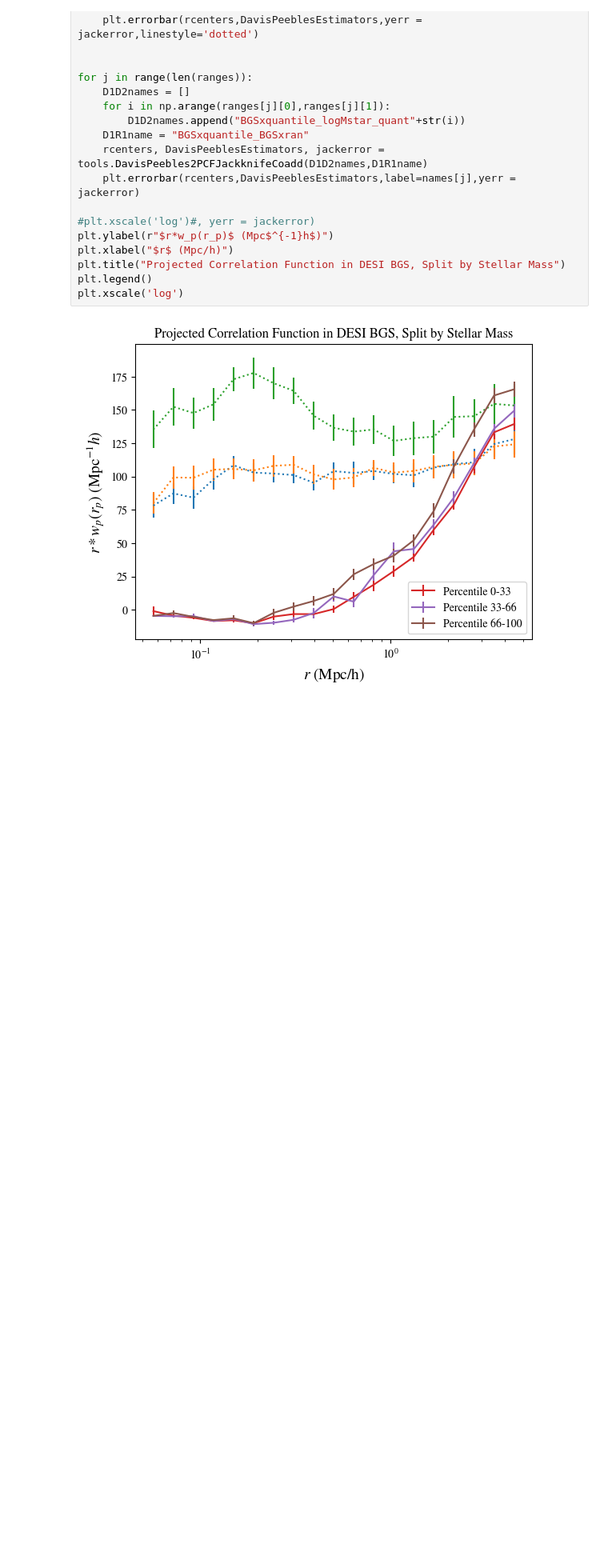
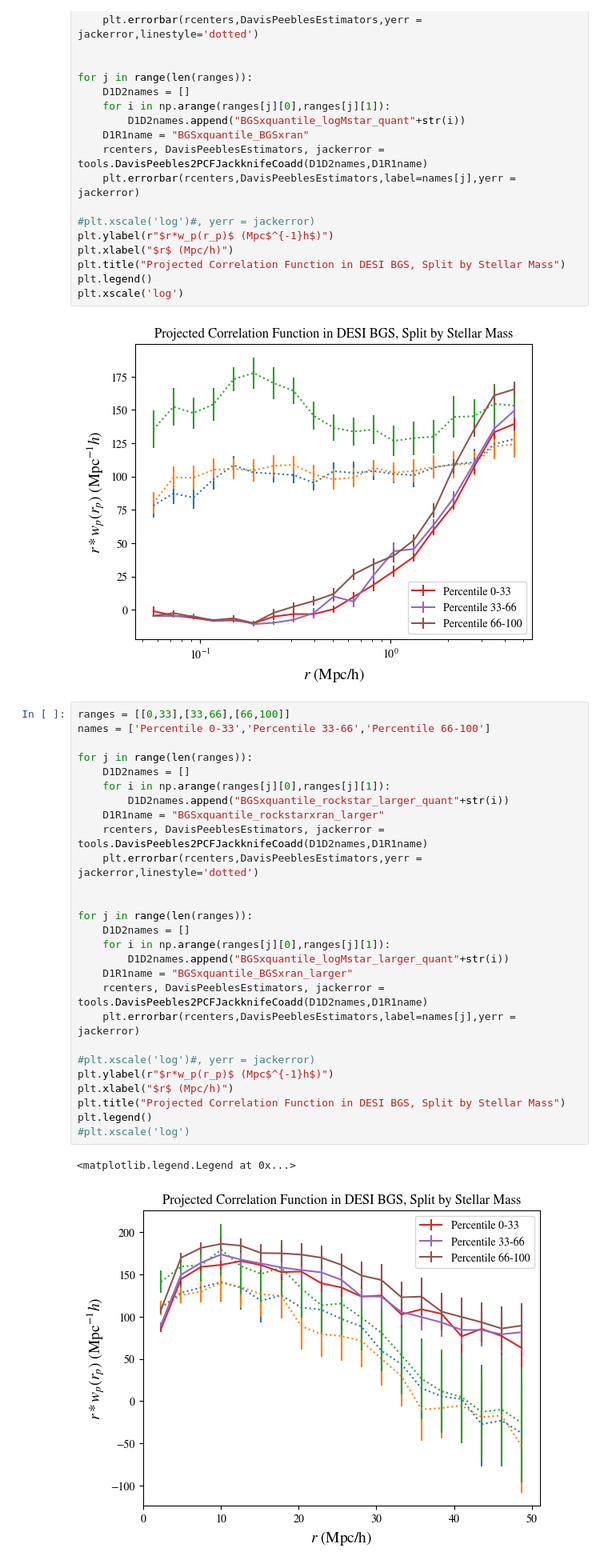
Before and after one commit to catherine-miller/bgsmaps, a Jupyter notebook: bgsclustering.ipynb, the cells around one changed output. Shown at 80% size. Saved outputs shown, nothing was run; the diff lists cells and outputs as text; blank space fills up the shorter version.

```diff
--- a/bgsclustering.ipynb
+++ b/bgsclustering.ipynb
@@ -385,4 +408,34 @@ plt.legend()
 plt.xscale('log')
 # %% [output]
 [figure]
+# %%
+ranges = [[0,33],[33,66],[66,100]]
+names = ['Percentile 0-33','Percentile 33-66','Percentile 66-100']
+
+for j in range(len(ranges)):
+    D1D2names = []
+    for i in np.arange(ranges[j][0],ranges[j][1]):
+        D1D2names.append("BGSxquantile_rockstar_larger_quant"+str(i))
+    D1R1name = "BGSxquantile_rockstarxran_larger"
+    rcenters, DavisPeeblesEstimators, jackerror = tools.DavisPeebles2PCFJackknifeCoadd(D1D2names,D1R1name)
+    plt.errorbar(rcenters,DavisPeeblesEstimators,yerr = jackerror,linestyle='dotted')
+
+
+for j in range(len(ranges)):
+    D1D2names = []
+    for i in np.arange(ranges[j][0],ranges[j][1]):
+        D1D2names.append("BGSxquantile_logMstar_larger_quant"+str(i))
+    D1R1name = "BGSxquantile_BGSxran_larger"
+    rcenters, DavisPeeblesEstimators, jackerror = tools.DavisPeebles2PCFJackknifeCoadd(D1D2names,D1R1name)
+    plt.errorbar(rcenters,DavisPeeblesEstimators,label=names[j],yerr = jackerror)
+
+#plt.xscale('log')#, yerr = jackerror)
+plt.ylabel(r"$r*w_p(r_p)$ (Mpc$^{-1}h$)")
+plt.xlabel("$r$ (Mpc/h)")
+plt.title("Projected Correlation Function in DESI BGS, Split by Stellar Mass")
+plt.legend()
+#plt.xscale('log')
+# %% [output]
+<matplotlib.legend.Legend at 0x...>
+[figure, added]
 # %%
```
Also changed, not shown: parts of 6 cells of this notebook, 3 other files.
